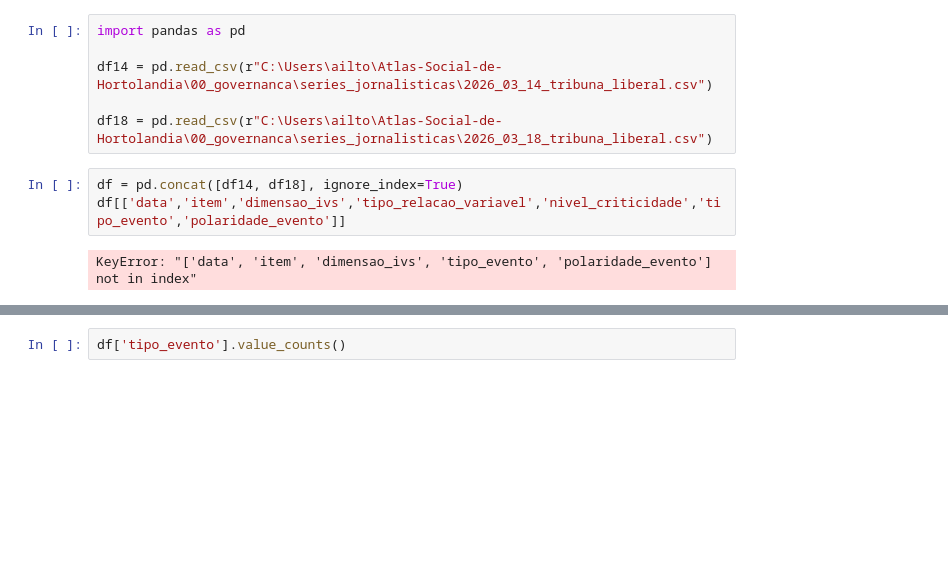
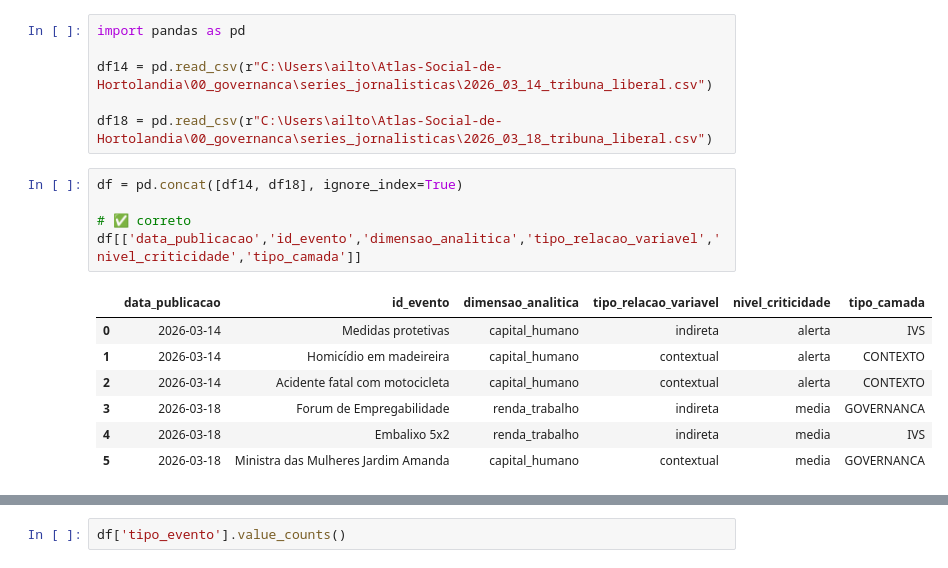
Before and after one commit to ailtonfv/Atlas-Social-de-Hortolandia, a Jupyter notebook: notebooks/cadunico/01_exploracao_cadunico.ipynb, the cells around one changed output, grey strips where cells are left out. Drawn from its saved outputs; the diff is of its cells as text; blank space fills up the shorter version.

```diff
--- a/notebooks/cadunico/01_exploracao_cadunico.ipynb
+++ b/notebooks/cadunico/01_exploracao_cadunico.ipynb
@@ -70,8 +70,16 @@ df14 = pd.read_csv(r"C:\Users\ailto\Atlas-Social-de-Hortolandia\00_governanca\se
 df18 = pd.read_csv(r"C:\Users\ailto\Atlas-Social-de-Hortolandia\00_governanca\series_jornalisticas\2026_03_18_tribuna_liberal.csv")
 # %%
 df = pd.concat([df14, df18], ignore_index=True)
-df[['data','item','dimensao_ivs','tipo_relacao_variavel','nivel_criticidade','tipo_evento','polaridade_evento']]
+
+# ✅ correto
+df[['data_publicacao','id_evento','dimensao_analitica','tipo_relacao_variavel','nivel_criticidade','tipo_camada']]
 # %% [output]
-KeyError: "['data', 'item', 'dimensao_ivs', 'tipo_evento', 'polaridade_evento'] not in index"
+|  | data_publicacao | id_evento | dimensao_analitica | tipo_relacao_variavel | nivel_criticidade | tipo_camada |
+| 0 | 2026-03-14 | Medidas protetivas | capital_humano | indireta | alerta | IVS |
+| 1 | 2026-03-14 | Homicídio em madeireira | capital_humano | contextual | alerta | CONTEXTO |
+| 2 | 2026-03-14 | Acidente fatal com motocicleta | capital_humano | contextual | alerta | CONTEXTO |
+| 3 | 2026-03-18 | Forum de Empregabilidade | renda_trabalho | indireta | media | GOVERNANCA |
+| 4 | 2026-03-18 | Embalixo 5x2 | renda_trabalho | indireta | media | IVS |
+| 5 | 2026-03-18 | Ministra das Mulheres Jardim Amanda | capital_humano | contextual | media | GOVERNANCA |
 # %%
 df['data'].value_counts()
```
Also changed, not shown: parts of 1 cell of this notebook.
